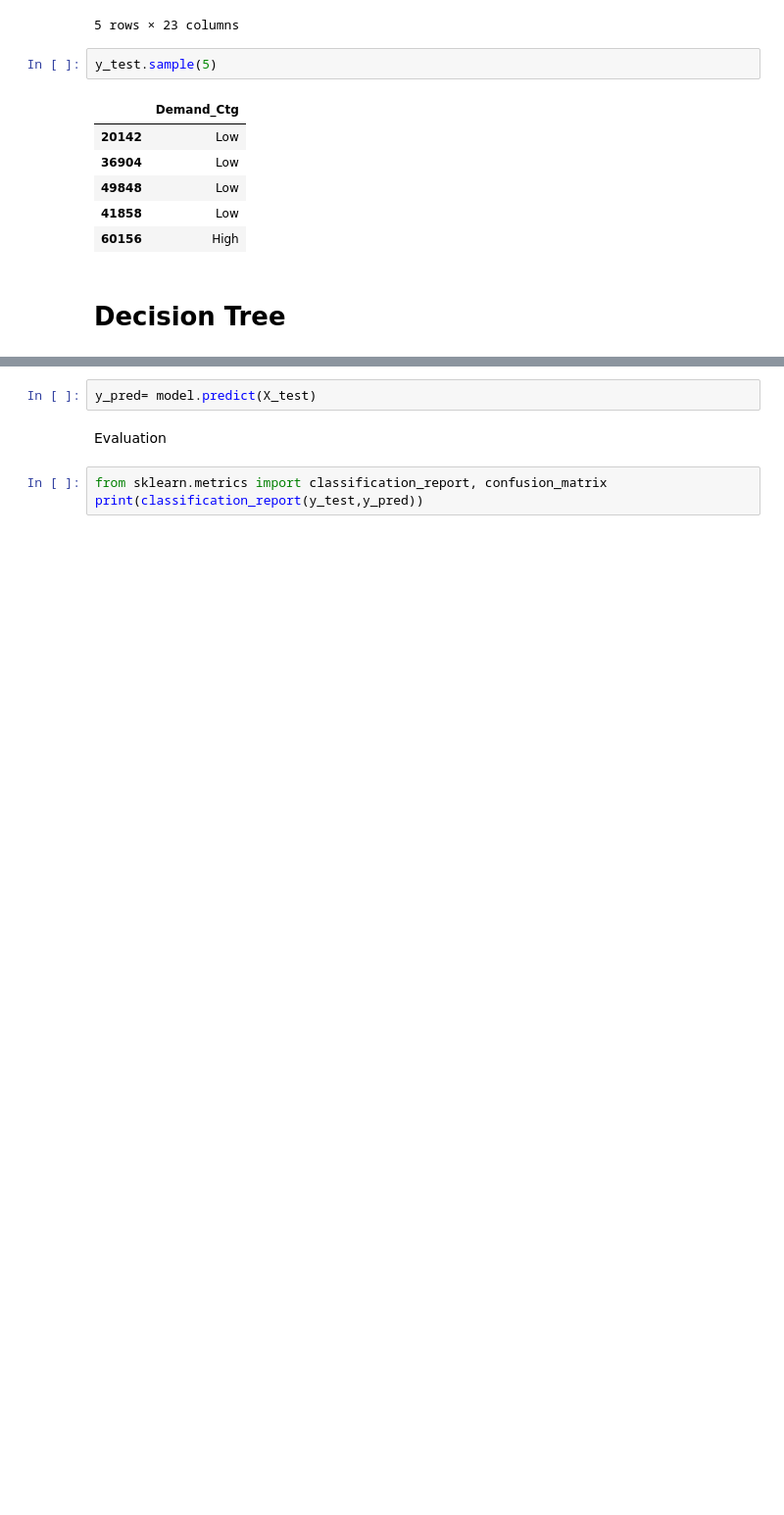
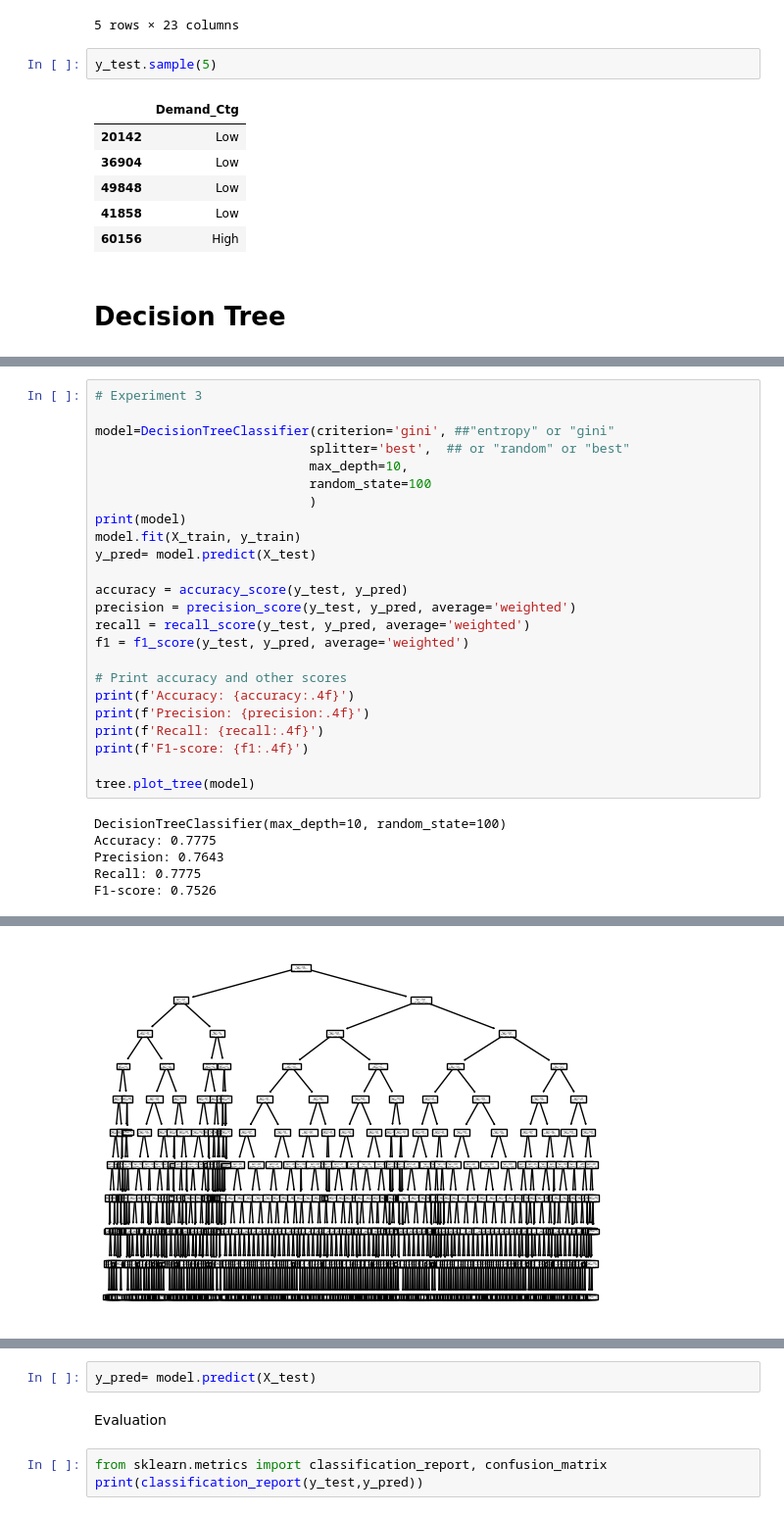
Before and after one commit to Niranjan-Cholendiran/Inventory-Optimization, a Jupyter notebook: Classification/01_Classification_DataPrep_NB_DT.ipynb, the cells around one changed output, grey strips where cells are left out. Shown: that part at 98% size. Drawn from its saved outputs; the diff is of its cells as text; blank space fills up the shorter version.

```diff
--- a/Classification/01_Classification_DataPrep_NB_DT.ipynb
+++ b/Classification/01_Classification_DataPrep_NB_DT.ipynb
@@ -291,0 +298,30 @@ tree.plot_tree(model)
+# %%
+# Experiment 3
+
+model=DecisionTreeClassifier(criterion='gini', ##"entropy" or "gini"
+                            splitter='best',  ## or "random" or "best"
+                            max_depth=10,
+                            random_state=100
+                            )
+print(model)
+model.fit(X_train, y_train)
+y_pred= model.predict(X_test)
+
+accuracy = accuracy_score(y_test, y_pred)
+precision = precision_score(y_test, y_pred, average='weighted')
+recall = recall_score(y_test, y_pred, average='weighted')
+f1 = f1_score(y_test, y_pred, average='weighted')
+
+# Print accuracy and other scores
+print(f'Accuracy: {accuracy:.4f}')
+print(f'Precision: {precision:.4f}')
+print(f'Recall: {recall:.4f}')
+print(f'F1-score: {f1:.4f}')
+
+tree.plot_tree(model)
+# %% [output]
+DecisionTreeClassifier(max_depth=10, random_state=100)
+Accuracy: 0.7775
+Precision: 0.7643
+Recall: 0.7775
+F1-score: 0.7526
@@ -292,3 +345,4 @@ tree.plot_tree(model)
+[figure, added]
 # %%
 # Print feature importances along with their names
 feature_names= X_test.columns
```
Also changed, not shown: parts of 17 cells of this notebook.
